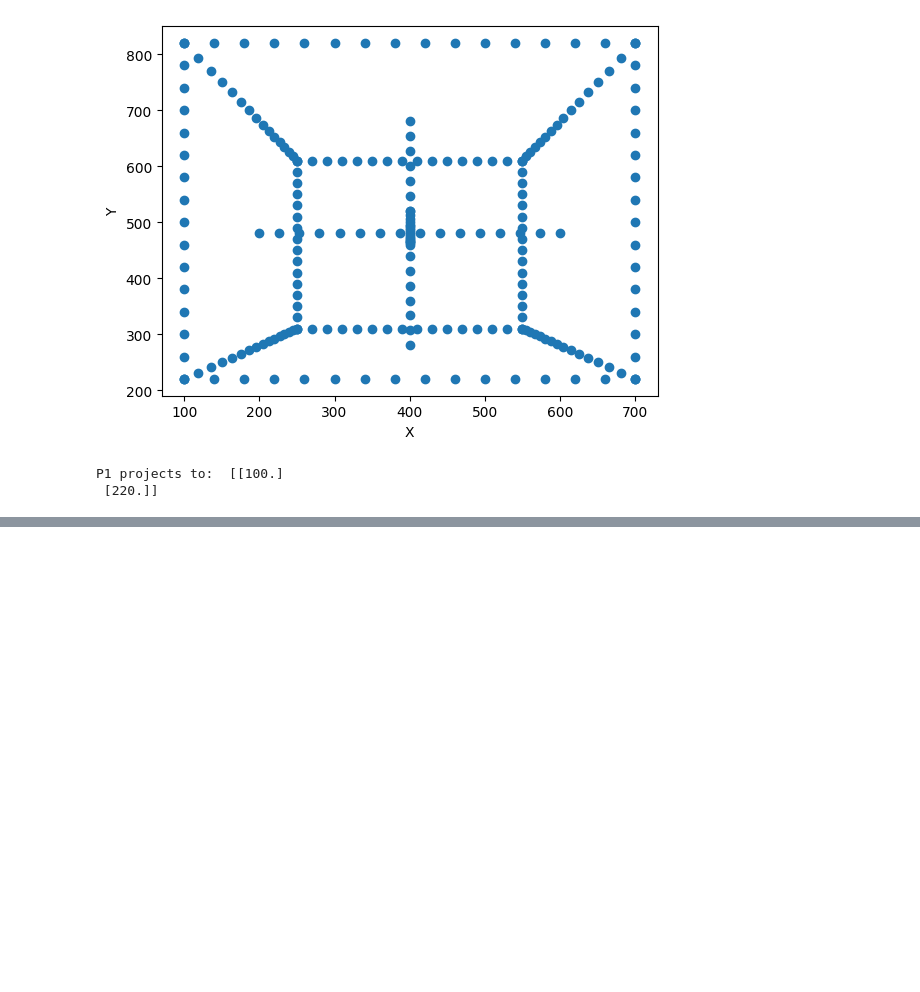
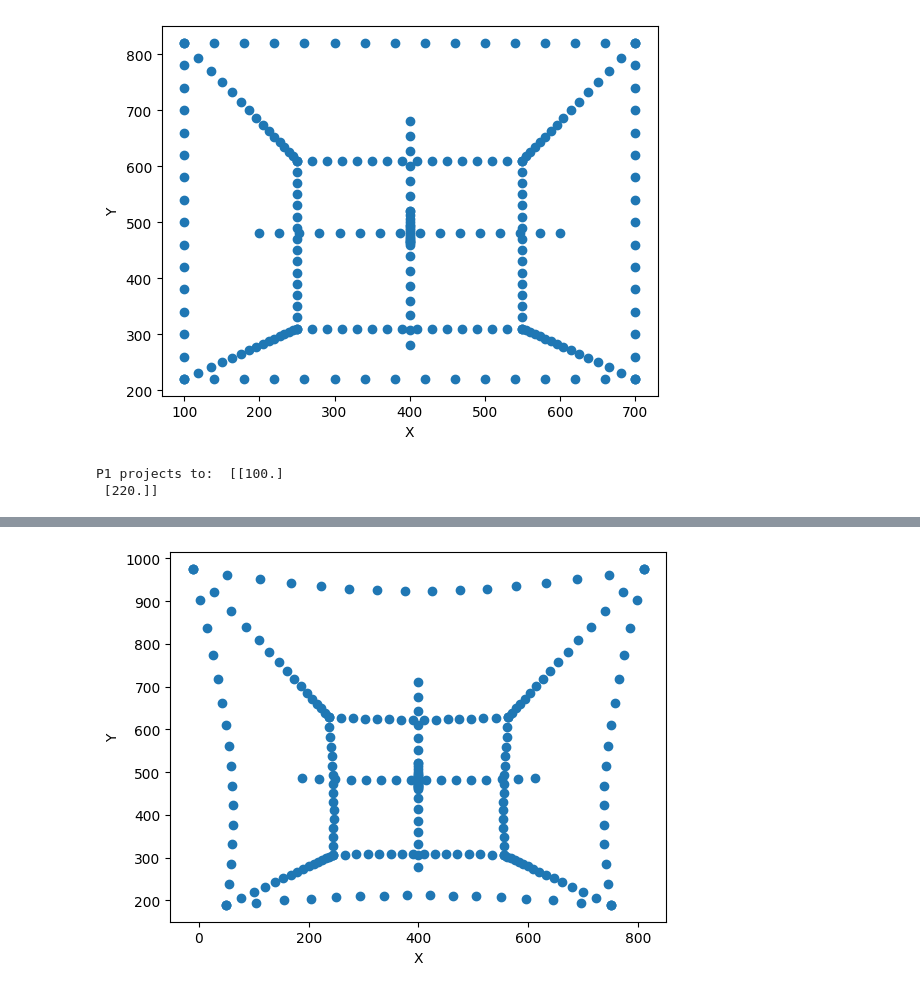
Before and after one commit to ChongchLi/02504_ComputerVision, a Jupyter notebook: Exercise/Exercise_2/Exercise_02.ipynb, the cells around one changed output, grey strips where cells are left out. Cells and saved outputs as stored; diff of their text form; code cells hidden in the pictures; blank space fills up the shorter version.

```diff
--- a/Exercise/Exercise_2/Exercise_02.ipynb
+++ b/Exercise/Exercise_2/Exercise_02.ipynb
@@ -87,0 +136,7 @@ function work for at least 3 coefficients.
+# %%
+# Pincushion distortion
+distCoeffs = [0.5]
+p = projectpoints_dist(K, R, t, Q, distCoeffs)
+plot_figure(p)
+# %% [output]
+[figure, added]
```
Also changed, not shown: parts of 4 cells of this notebook, 1 other file.
